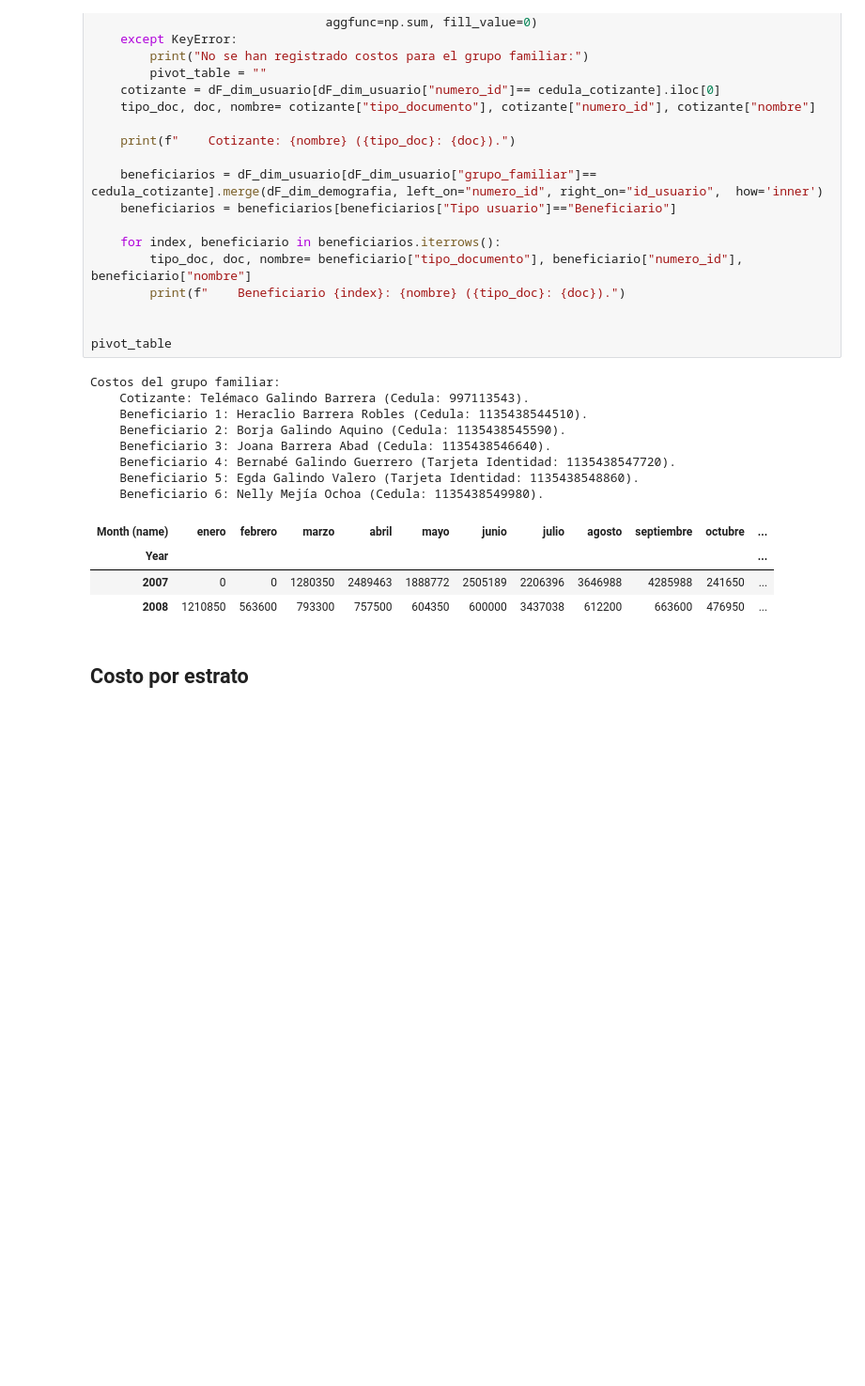
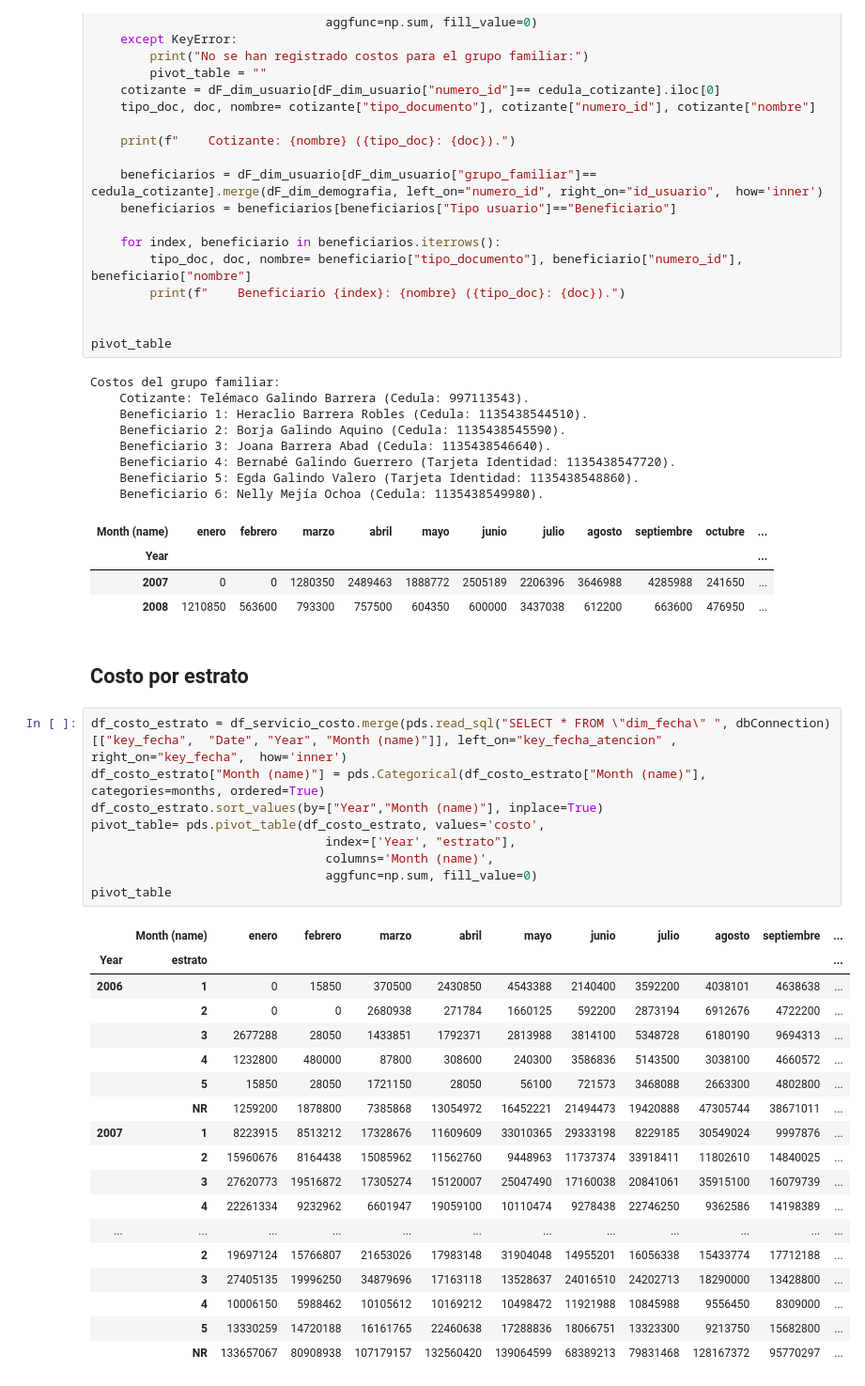
Before and after one commit to Jujo2040751/Proyecto-DataScience, a Jupyter notebook: proy.ipynb, the cells around one changed output. Shown: that part at 94% size. Cells and saved outputs as stored; diff of their text form; blank space fills up the shorter version.

```diff
--- a/proy.ipynb
+++ b/proy.ipynb
@@ -630,3 +630,31 @@ Costos del grupo familiar:
 | 2008 | 1210850 | 563600 | 793300 | 757500 | 604350 | 600000 | 3437038 | 612200 | 663600 | 476950 | ... |
 # %% [markdown]
 <h2>Costo por estrato
+# %%
+df_costo_estrato = df_servicio_costo.merge(pds.read_sql("SELECT * FROM \"dim_fecha\" ", dbConnection)[["key_fecha",  "Date", "Year", "Month (name)"]], left_on="key_fecha_atencion" , right_on="key_fecha",  how='inner')
+df_costo_estrato["Month (name)"] = pds.Categorical(df_costo_estrato["Month (name)"], categories=months, ordered=True)
+df_costo_estrato.sort_values(by=["Year","Month (name)"], inplace=True)
+pivot_table= pds.pivot_table(df_costo_estrato, values='costo',
+                                index=['Year', "estrato"],
+                                columns='Month (name)',
+                                aggfunc=np.sum, fill_value=0)
+pivot_table
+# %% [output]
+|  | Month (name) | enero | febrero | marzo | abril | mayo | junio | julio | agosto | septiembre | ... |
+| Year | estrato |  |  |  |  |  |  |  |  |  | ... |
+| 2006 | 1 | 0 | 15850 | 370500 | 2430850 | 4543388 | 2140400 | 3592200 | 4038101 | 4638638 | ... |
+|  | 2 | 0 | 0 | 2680938 | 271784 | 1660125 | 592200 | 2873194 | 6912676 | 4722200 | ... |
+|  | 3 | 2677288 | 28050 | 1433851 | 1792371 | 2813988 | 3814100 | 5348728 | 6180190 | 9694313 | ... |
+|  | 4 | 1232800 | 480000 | 87800 | 308600 | 240300 | 3586836 | 5143500 | 3038100 | 4660572 | ... |
+|  | 5 | 15850 | 28050 | 1721150 | 28050 | 56100 | 721573 | 3468088 | 2663300 | 4802800 | ... |
+|  | NR | 1259200 | 1878800 | 7385868 | 13054972 | 16452221 | 21494473 | 19420888 | 47305744 | 38671011 | ... |
+| 2007 | 1 | 8223915 | 8513212 | 17328676 | 11609609 | 33010365 | 29333198 | 8229185 | 30549024 | 9997876 | ... |
+|  | 2 | 15960676 | 8164438 | 15085962 | 11562760 | 9448963 | 11737374 | 33918411 | 11802610 | 14840025 | ... |
+|  | 3 | 27620773 | 19516872 | 17305274 | 15120007 | 25047490 | 17160038 | 20841061 | 35915100 | 16079739 | ... |
+|  | 4 | 22261334 | 9232962 | 6601947 | 19059100 | 10110474 | 9278438 | 22746250 | 9362586 | 14198389 | ... |
+| ... | ... | ... | ... | ... | ... | ... | ... | ... | ... | ... | ... |
+|  | 2 | 19697124 | 15766807 | 21653026 | 17983148 | 31904048 | 14955201 | 16056338 | 15433774 | 17712188 | ... |
+|  | 3 | 27405135 | 19996250 | 34879696 | 17163118 | 13528637 | 24016510 | 24202713 | 18290000 | 13428800 | ... |
+|  | 4 | 10006150 | 5988462 | 10105612 | 10169212 | 10498472 | 11921988 | 10845988 | 9556450 | 8309000 | ... |
+|  | 5 | 13330259 | 14720188 | 16161765 | 22460638 | 17288836 | 18066751 | 13323300 | 9213750 | 15682800 | ... |
+|  | NR | 133657067 | 80908938 | 107179157 | 132560420 | 139064599 | 68389213 | 79831468 | 128167372 | 95770297 | ... |
```
Also changed, not shown: parts of 3 cells of this notebook.
